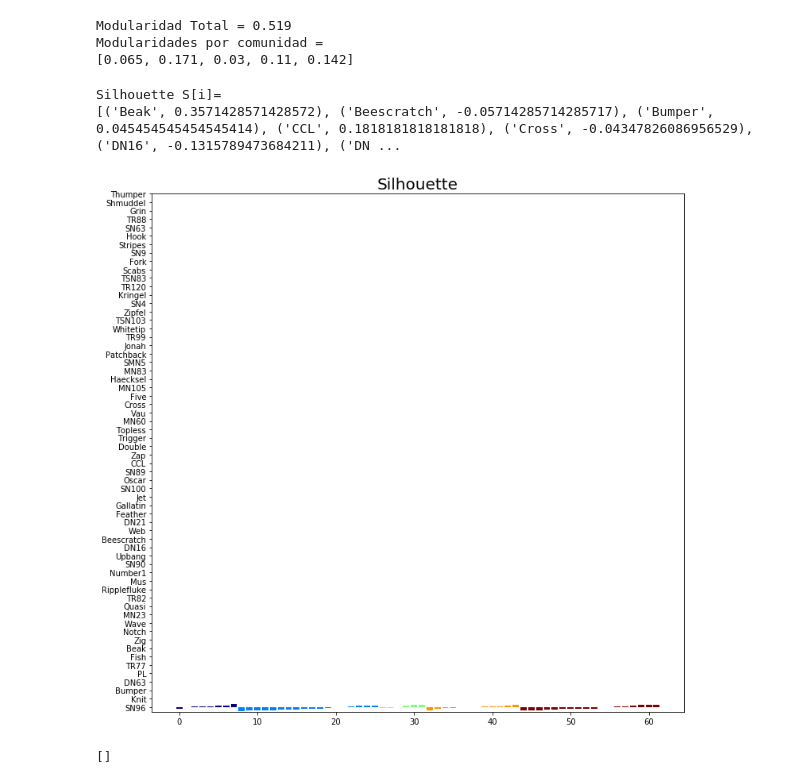
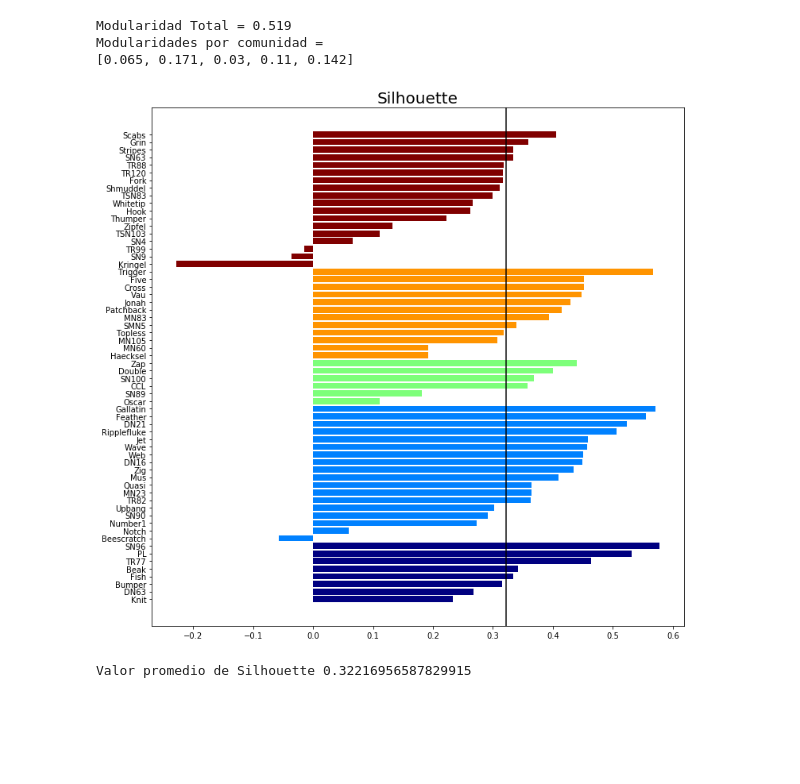
Before and after one commit to Redes2018/tp3, a Jupyter notebook: Louvain.ipynb, the cells around one changed output. Saved outputs shown, nothing was run; the diff lists cells and outputs as text; code cells hidden in the pictures; blank space fills up the shorter version.

```diff
--- a/Louvain.ipynb
+++ b/Louvain.ipynb
@@ -158,85 +160,77 @@ Modularidades por comunidad =
 #------------------------------------------------------------------------------------------------------
 #Silhouette:
 #-------------------------------------------------------------
-#distancia promedio de un nodo a todos los de su comunidad
-#distancia se podria medir como el numero de links en el camino mas corto para llegar a otro.
-#Ej: distancia entre 'Jet' y 'Trigger' = len(nx.shortest_path(mydolphins,'Jet','Trigger')) - 1
+#Nota importante: list(part.keys())[i] representa el delfin en el lugar i-ésimo y comunidades es la lista de las comunidades de cada delfin
+#Y que list(part.values())[i] representa la comunidad a la q pertenece
 
 #Calculo a[i]
 a=[] #contendra para cada nodo en delfines la distancia promedio a nodos de su misma comunidad
-for i,com_i in enumerate(comunidades):
+for i,delfin_i in enumerate(delfines):
     distancias=[]
-    for j,com_j in enumerate(comunidades):
-        if (com_i==com_j):
-            distancias.append(len(nx.shortest_path(G,list(part.keys())[i],list(part.keys())[j]))-1)
-
+    for j, delfin_j in enumerate(delfines):
+        if list(part.values())[i]==list(part.values())[j]:
+               distancias.append(len(nx.shortest_path(G,delfin_i,delfin_j))-1)
     promedio=np.mean(distancias)
     a.append(promedio)
 
+
 #Calculo b[i]
 b=[] #contendria para cada delfin la distancia promedio a nodos de otras comunidades, devuelvo el promedio minimo
-distancias_prom=[] #es la lista q tiene mis distancias minimas
-b_com_dist = [] #es un tuple que tiene comunidad y distancia promedio del nodo i
-
-for i,com_i in enumerate(comunidades): #recorro las comunidades, donde cada lugar representa un delfin
-    for c in a: #recorro las comunidades
+ls=np.unique(comunidades)
+for i,delfin_i in enumerate(delfines):
+    distancias_prom=[] #es la lista q tiene mis distancias minimas
+    for c in ls: #recorro las comunidades
         distancias=[] #armo una lista que me indique las distancias por comunidad
-        for j,com_j in enumerate(comunidades): #recorro nuevamente para comparar
-            if (com_i!=com_j and com_j==c): #Busco de forma ordenada los delfines
-                #distancias.append((c, com_i, com_j,len(nx.shortest_path(G,list(part.keys())[i],list(part.keys())[j]))-1))
-                distancias.append(len(nx.shortest_path(G,list(part.keys())[i],list(part.keys())[j]))-1)
-        if len(distancias)!=0:
+        for j, delfin_j in enumerate(delfines): #recorro nuevamente para comparar
+            if (list(part.values())[i]!=list(part.values())[j] and list(part.values())[j]==c): #Busco de forma ordenada los delfines
+                #distancias.append((c, com_i, com_j,len(nx.shortest_path(G,list(part.keys())[i],list(part.keys())[j]))-1)) #esto es para ver si funcionaba bien
+                distancias.append(len(nx.shortest_path(G,delfin_i,delfin_j))-1)
+        if len(distancias)!=0: #hay algunos c para los cuales la lista queda vacia
             distancias_prom.append(np.mean(distancias))
 
     b.append(min(distancias_prom))
 
-
-#Calculo Silhouette:
+#Calculo Silhouette
 S=[]
-for i,delfin in enumerate(delfines):
+for i,com_i in enumerate(comunidades):
     s=(b[i]-a[i])/(max(b[i],a[i]))
     S.append(s)
     #guardo la propiedad silhouette en el grafo:
-    G.node[delfin]['silhouette']=s
-print('Silhouette S[i]=')
-print (G.nodes.data('silhouette'))
+    G.node[list(part.keys())[i]]['silhouette']=s
 
-
+#-------------------------------------------------------------
 #Grafico Silhouette:
 width=12
 height=12
 plt.figure(figsize=(width, height))
 delfines=np.sort(delfines)
 y = []
 yTicks = []
 contador=-1
 dtype = [('name', 'S21'),('silhouette', float)]
 a=np.unique(comunidades)
 for c in a:
     delf_S=[] #lista con pares de [delfin,silouette]
     for i,com_i in enumerate(comunidades):
         if com_i==c:
             delf_S.append((str(list(part.keys())[i]),G.nodes[list(part.keys())[i]]['silhouette']))
     delf_S=np.array(delf_S,dtype=dtype)
     delf_S=np.sort(delf_S,order='silhouette') #lo ordeno segun la propiedad silhouette
     delf_S=list(delf_S)
 
     for j,d in enumerate(delf_S):
         contador=contador+1
         delfin=str(delf_S[j][0],'utf-8')
         silhouette_value=delf_S[j][1]
-        plt.bar(contador,silhouette_value, color = colores[c])#grafico una barra
+        plt.barh(contador,silhouette_value,color = colores[c])#grafico una barra
         y.append(contador)
         yTicks.append(delfin)
 plt.yticks(y, yTicks)
 plt.yticks(range(len(delfines)),yTicks)
+plt.axvline(np.mean(S), c="black",label='Red real')
 plt.title('Silhouette',fontsize=20)
 plt.show()
+print('Valor promedio de Silhouette',np.mean(S))
 # %% [output]
+[figure, new version]
-Silhouette S[i]=
-[('Beak', 0.3571428571428572), ('Beescratch', -0.05714285714285717), ('Bumper', 0.045454545454545414), ('CCL', 0.1818181818181818), ('Cross', -0.04347826086956529), ('DN16', -0.1315789473684211), ('DN ...
+Valor promedio de Silhouette 0.32216956587829915
-[figure, old version]
-# %%
-delf_S
-# %% [output]
-[]
```
Also changed, not shown: parts of 6 cells of this notebook.
